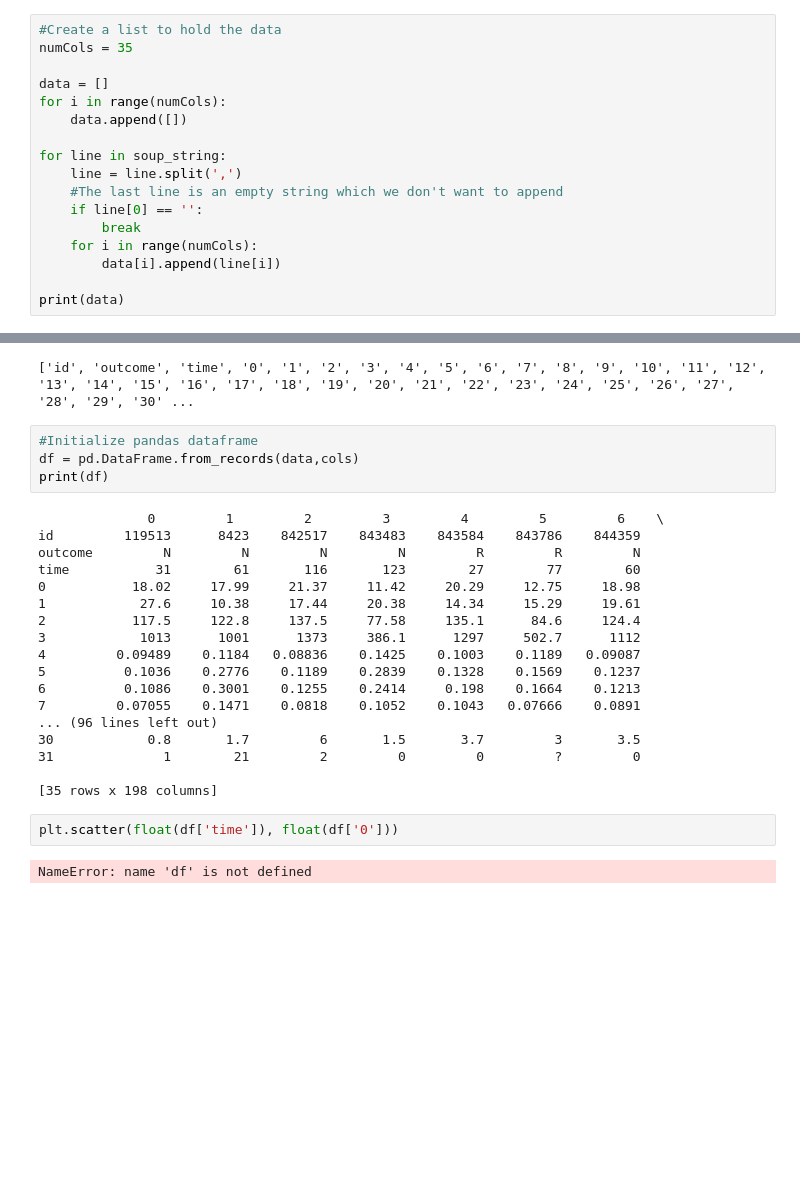
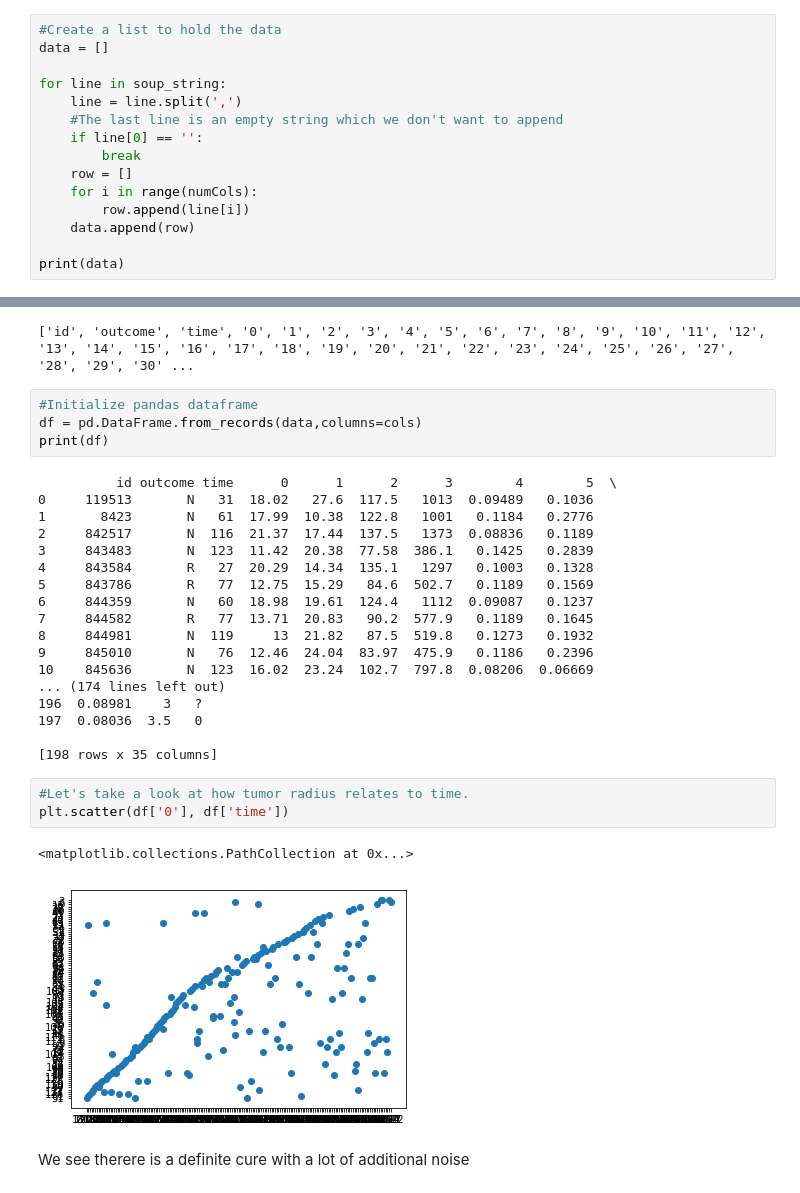
Before and after one commit to wjoseph7/CDP-Jupyter-Notebooks, a Jupyter notebook: BreastCancer BeautifulSoup.ipynb, the cells around one changed output, grey strips where cells are left out. Drawn from its saved outputs; the diff is of its cells as text; blank space fills up the shorter version.

```diff
--- a/BreastCancer BeautifulSoup.ipynb
+++ b/BreastCancer BeautifulSoup.ipynb
@@ -34,19 +34,17 @@ soup_string = str(soup)
 soup_string = soup_string.split('\n')
 # %%
 #Create a list to hold the data
-numCols = 35
-
 data = []
-for i in range(numCols):
-    data.append([])
 
 for line in soup_string:
     line = line.split(',')
     #The last line is an empty string which we don't want to append
     if line[0] == '':
         break
+    row = []
     for i in range(numCols):
-        data[i].append(line[i])
+        row.append(line[i])
+    data.append(row)
 
 print(data)
 # %% [output]
@@ -63,27 +61,31 @@ print(cols)
 ['id', 'outcome', 'time', '0', '1', '2', '3', '4', '5', '6', '7', '8', '9', '10', '11', '12', '13', '14', '15', '16', '17', '18', '19', '20', '21', '22', '23', '24', '25', '26', '27', '28', '29', '30' ...
 # %%
 #Initialize pandas dataframe
-df = pd.DataFrame.from_records(data,cols)
+df = pd.DataFrame.from_records(data,columns=cols)
 print(df)
 # %% [output]
-              0         1         2         3         4         5         6    \
-id         119513      8423    842517    843483    843584    843786    844359
-outcome         N         N         N         N         R         R         N
-time           31        61       116       123        27        77        60
-0           18.02     17.99     21.37     11.42     20.29     12.75     18.98
-1            27.6     10.38     17.44     20.38     14.34     15.29     19.61
-2           117.5     122.8     137.5     77.58     135.1      84.6     124.4
-3            1013      1001      1373     386.1      1297     502.7      1112
-4         0.09489    0.1184   0.08836    0.1425    0.1003    0.1189   0.09087
-5          0.1036    0.2776    0.1189    0.2839    0.1328    0.1569    0.1237
-6          0.1086    0.3001    0.1255    0.2414     0.198    0.1664    0.1213
-7         0.07055    0.1471    0.0818    0.1052    0.1043   0.07666    0.0891
-... (96 lines left out)
-30            0.8       1.7         6       1.5       3.7         3       3.5
-31              1        21         2         0         0         ?         0
+          id outcome time      0      1      2      3        4        5  \
+0     119513       N   31  18.02   27.6  117.5   1013  0.09489   0.1036
+1       8423       N   61  17.99  10.38  122.8   1001   0.1184   0.2776
+2     842517       N  116  21.37  17.44  137.5   1373  0.08836   0.1189
+3     843483       N  123  11.42  20.38  77.58  386.1   0.1425   0.2839
+4     843584       R   27  20.29  14.34  135.1   1297   0.1003   0.1328
+5     843786       R   77  12.75  15.29   84.6  502.7   0.1189   0.1569
+6     844359       N   60  18.98  19.61  124.4   1112  0.09087   0.1237
+7     844582       R   77  13.71  20.83   90.2  577.9   0.1189   0.1645
+8     844981       N  119     13  21.82   87.5  519.8   0.1273   0.1932
+9     845010       N   76  12.46  24.04  83.97  475.9   0.1186   0.2396
+10    845636       N  123  16.02  23.24  102.7  797.8  0.08206  0.06669
+... (174 lines left out)
+196  0.08981    3   ?
+197  0.08036  3.5   0
 
-[35 rows x 198 columns]
+[198 rows x 35 columns]
-# %%
-plt.scatter(float(df['time']), float(df['0']))
-# %% [output]
-NameError: name 'df' is not defined
+# %%
+#Let's take a look at how tumor radius relates to time.
+plt.scatter(df['0'], df['time'])
+# %% [output]
+<matplotlib.collections.PathCollection at 0x...>
+[figure, added]
+# %% [markdown]
+We see therere is a definite cure with a lot of additional noise
```
Also changed, not shown: parts of 1 cell of this notebook, 2 other files.
